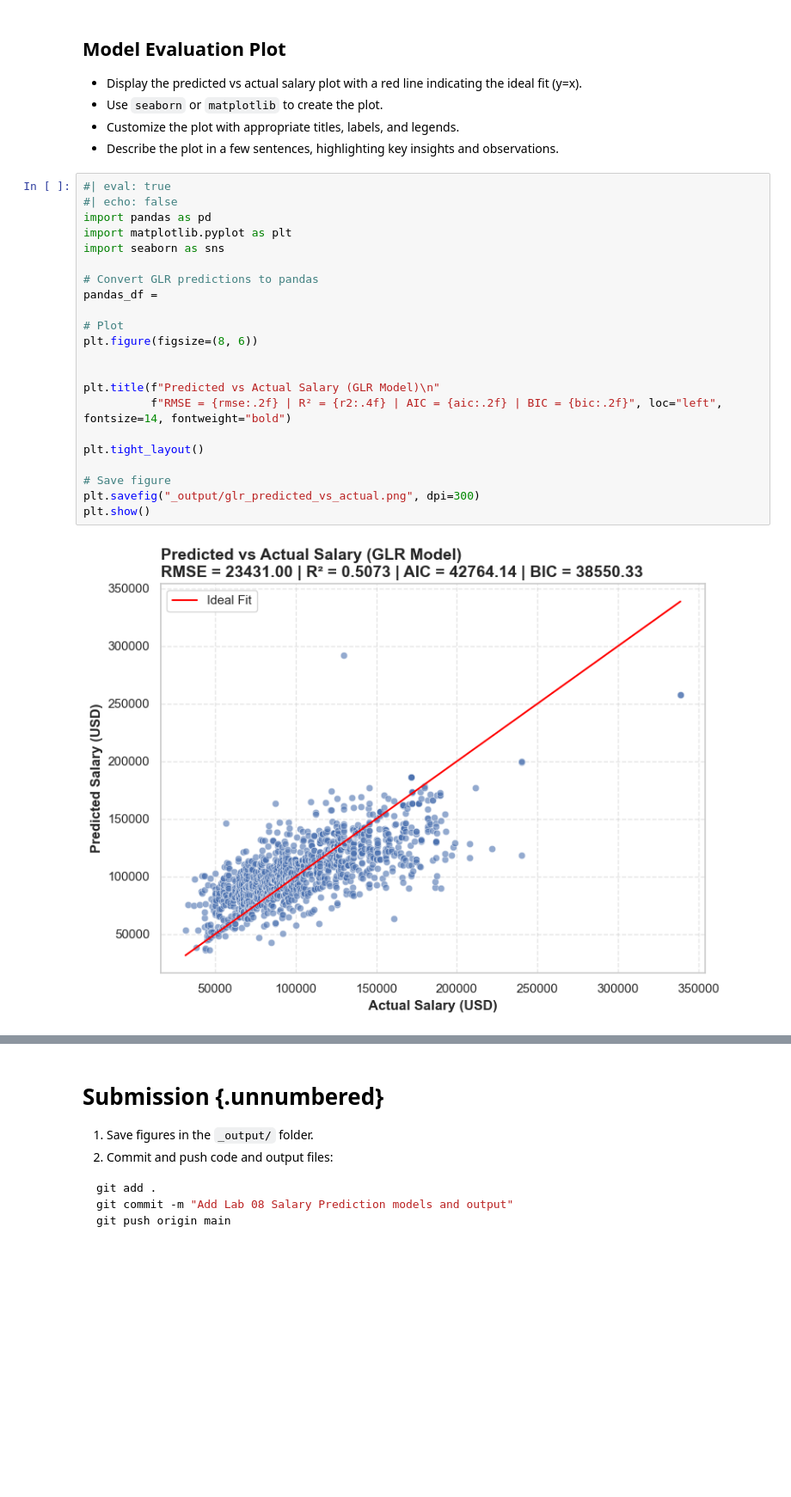
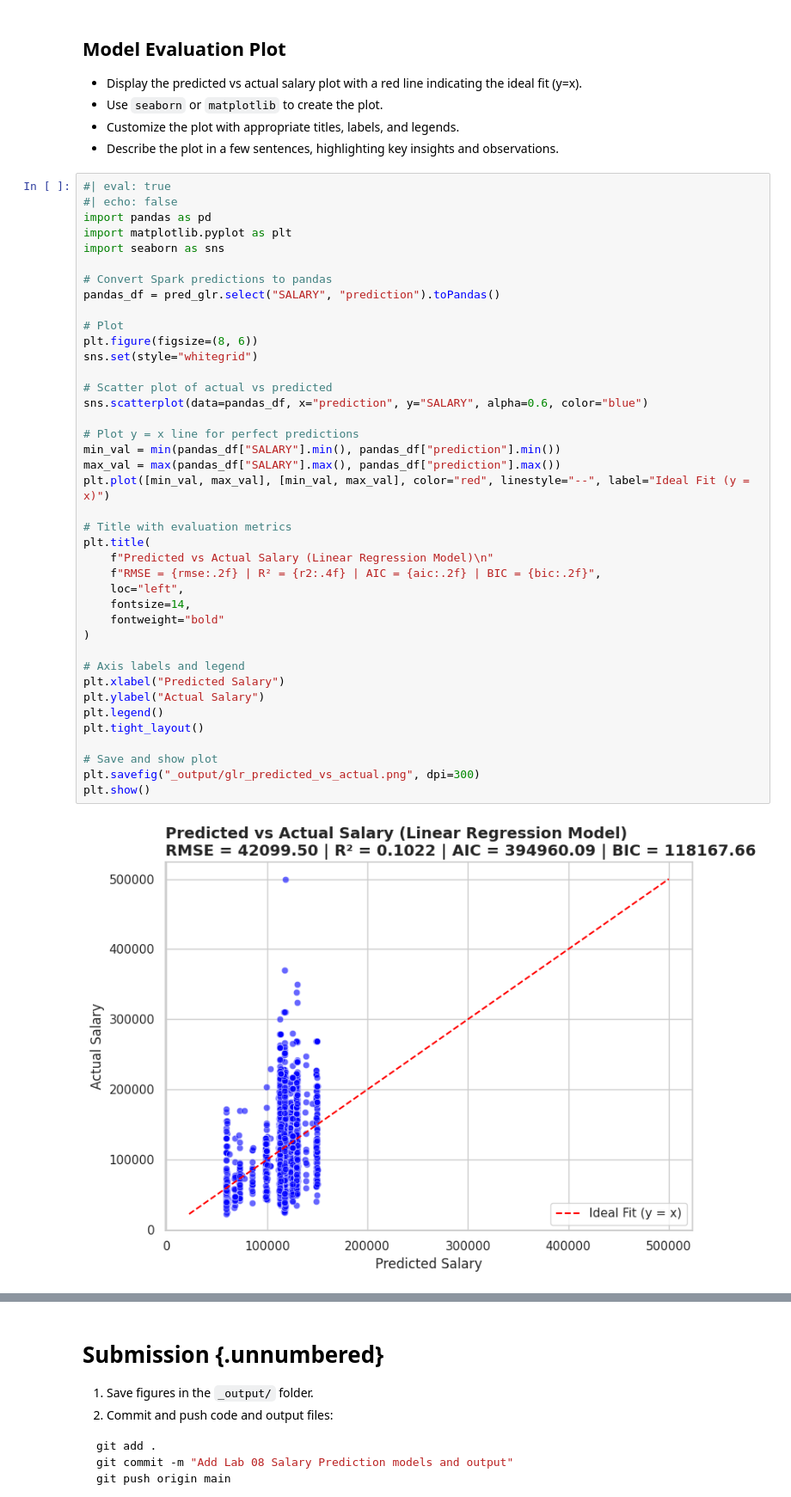
Before and after one commit to met-ad-688/lab08-altynliv, a Jupyter notebook: lab08-altynliv.ipynb, the cells around one changed output, grey strips where cells are left out. Shown: that part at 86% size. Saved outputs shown, nothing was run; the diff lists cells and outputs as text; blank space fills up the shorter version.

Commit message:
Add Lab 08 Salary Prediction models and output by Altyn Baigaliyeva

```diff
--- a/lab08-altynliv.ipynb
+++ b/lab08-altynliv.ipynb
@@ -408,24 +495,42 @@ rmse =
 # %%
 #| eval: true
 #| echo: false
 import pandas as pd
 import matplotlib.pyplot as plt
 import seaborn as sns
 
-# Convert GLR predictions to pandas
-pandas_df =
+# Convert Spark predictions to pandas
+pandas_df = pred_glr.select("SALARY", "prediction").toPandas()
 
 # Plot
 plt.figure(figsize=(8, 6))
+sns.set(style="whitegrid")
 
+# Scatter plot of actual vs predicted
+sns.scatterplot(data=pandas_df, x="prediction", y="SALARY", alpha=0.6, color="blue")
 
-plt.title(f"Predicted vs Actual Salary (GLR Model)\n"
-          f"RMSE = {rmse:.2f} | R² = {r2:.4f} | AIC = {aic:.2f} | BIC = {bic:.2f}", loc="left", fontsize=14, fontweight="bold")
+# Plot y = x line for perfect predictions
+min_val = min(pandas_df["SALARY"].min(), pandas_df["prediction"].min())
+max_val = max(pandas_df["SALARY"].max(), pandas_df["prediction"].max())
+plt.plot([min_val, max_val], [min_val, max_val], color="red", linestyle="--", label="Ideal Fit (y = x)")
 
+# Title with evaluation metrics
+plt.title(
+    f"Predicted vs Actual Salary (Linear Regression Model)\n"
+    f"RMSE = {rmse:.2f} | R² = {r2:.4f} | AIC = {aic:.2f} | BIC = {bic:.2f}",
+    loc="left",
+    fontsize=14,
+    fontweight="bold"
+)
+
+# Axis labels and legend
+plt.xlabel("Predicted Salary")
+plt.ylabel("Actual Salary")
+plt.legend()
 plt.tight_layout()
 
-# Save figure
+# Save and show plot
 plt.savefig("_output/glr_predicted_vs_actual.png", dpi=300)
 plt.show()
 # %% [output]
-[figure, old version]
+[figure, new version]
```
Also changed, not shown: parts of 13 cells of this notebook.
